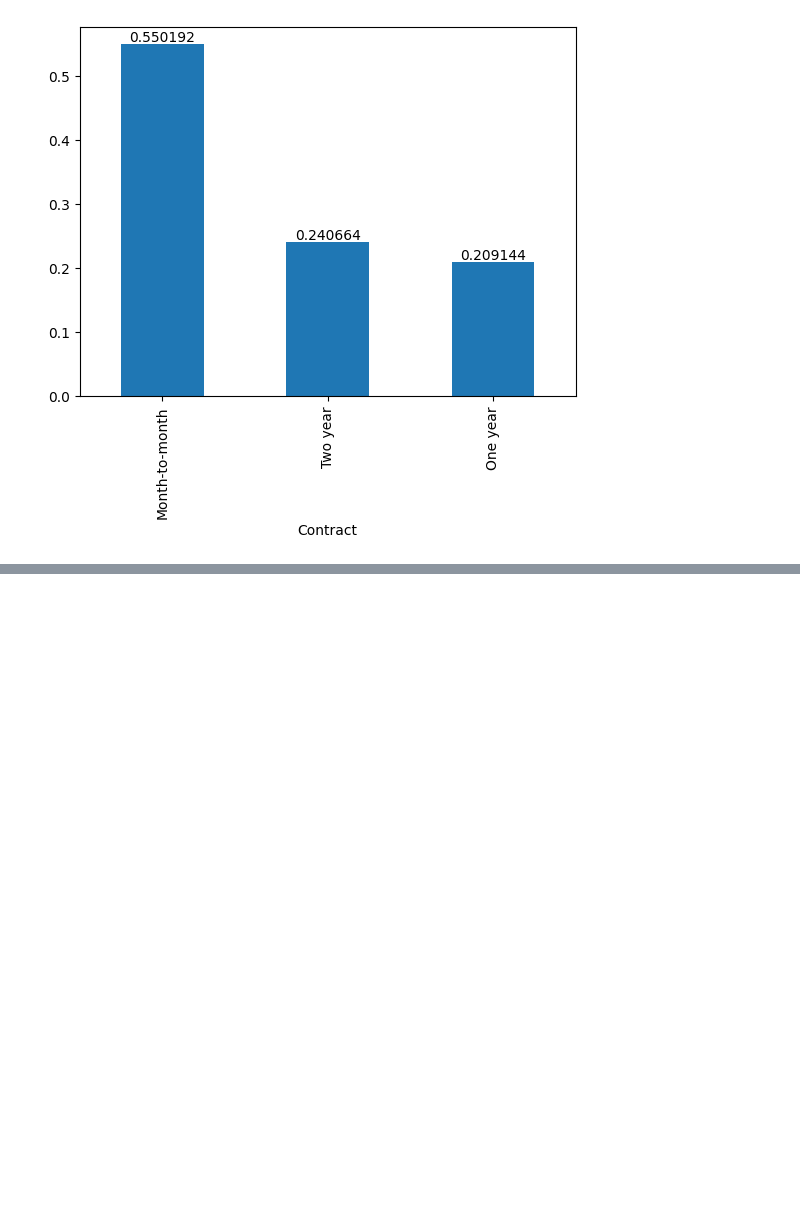
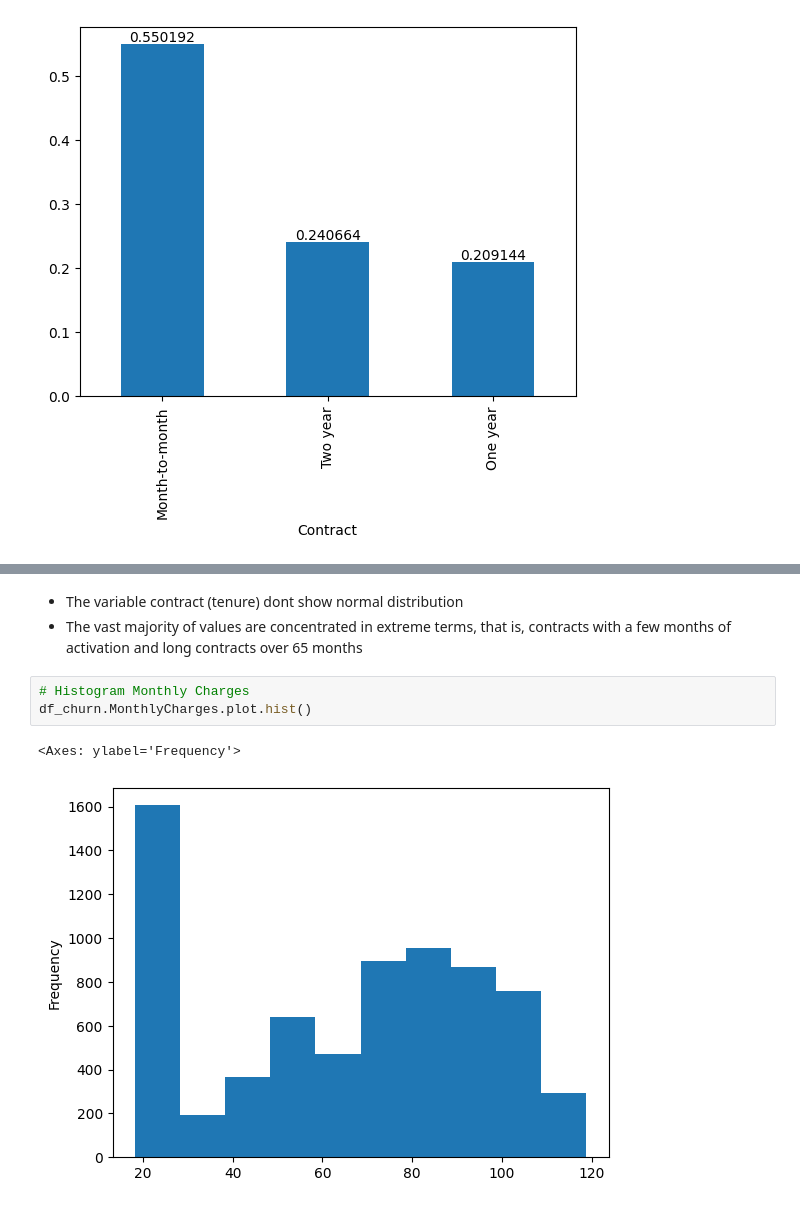
Before and after one commit to CarlosMartorini/operator-contract-churn, a Jupyter notebook: churns.ipynb, the cells around one changed output, grey strips where cells are left out. Cells and saved outputs as stored; diff of their text form; blank space fills up the shorter version.

```diff
--- a/churns.ipynb
+++ b/churns.ipynb
@@ -508,0 +515,9 @@ ax.bar_label(ax.containers[0])
+# %% [markdown]
+- The variable contract (tenure) dont show normal distribution
+- The vast majority of values are concentrated in extreme terms, that is, contracts with a few months of activation and long contracts over 65 months
+# %%
+# Histogram Monthly Charges
+df_churn.MonthlyCharges.plot.hist()
+# %% [output]
+<Axes: ylabel='Frequency'>
+[figure, added]
```
Also changed, not shown: parts of 6 cells of this notebook.
